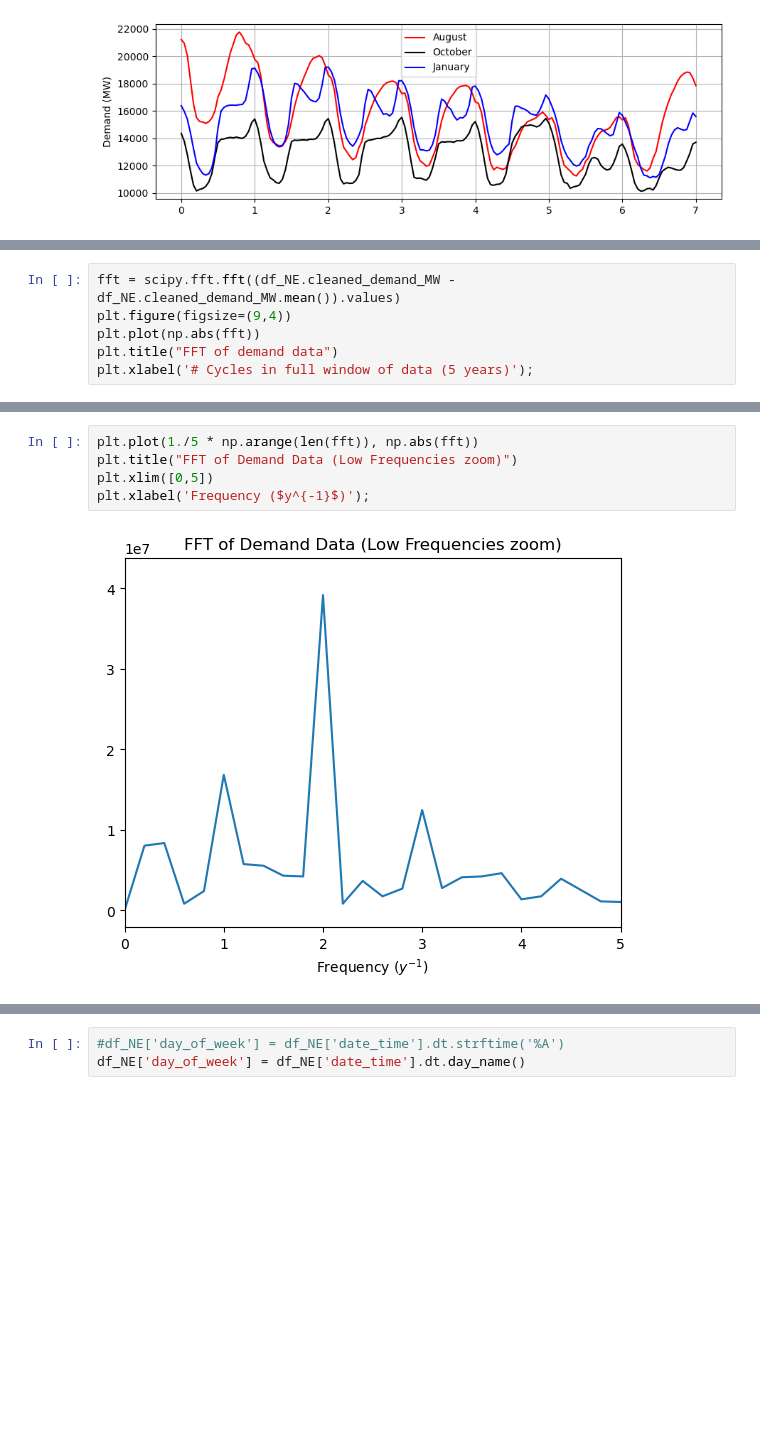
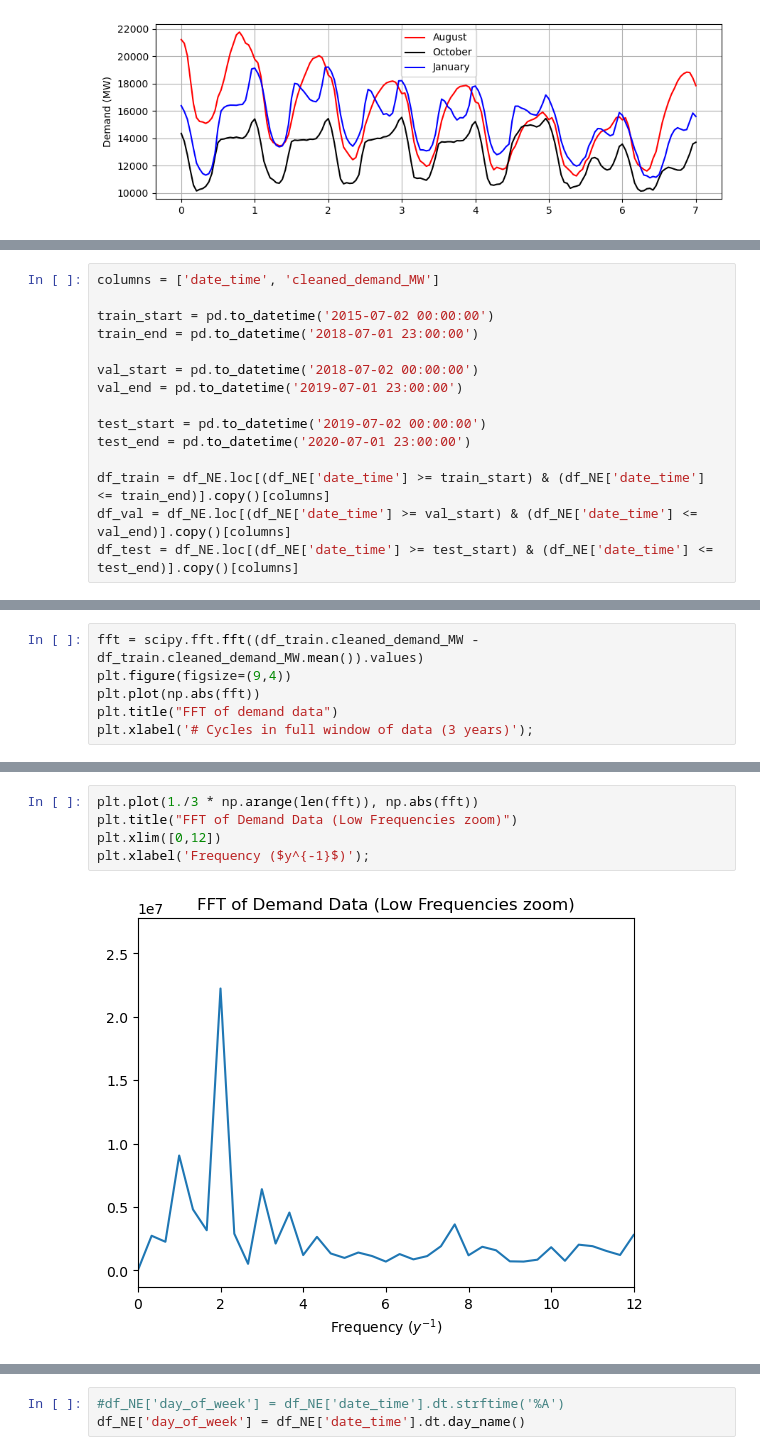
Before and after one commit to JasonDahl/EIA-demand-forecast, a Jupyter notebook: EIA_demand_forecast.ipynb, the cells around one changed output, grey strips where cells are left out. Drawn from its saved outputs; the diff is of its cells as text; blank space fills up the shorter version.

```diff
--- a/EIA_demand_forecast.ipynb
+++ b/EIA_demand_forecast.ipynb
@@ -131,0 +141,15 @@ plt.show()
+# %%
+columns = ['date_time', 'cleaned_demand_MW']
+
+train_start = pd.to_datetime('2015-07-02 00:00:00')
+train_end = pd.to_datetime('2018-07-01 23:00:00')
+
+val_start = pd.to_datetime('2018-07-02 00:00:00')
+val_end = pd.to_datetime('2019-07-01 23:00:00')
+
+test_start = pd.to_datetime('2019-07-02 00:00:00')
+test_end = pd.to_datetime('2020-07-01 23:00:00')
+
+df_train = df_NE.loc[(df_NE['date_time'] >= train_start) & (df_NE['date_time'] <= train_end)].copy()[columns]
+df_val = df_NE.loc[(df_NE['date_time'] >= val_start) & (df_NE['date_time'] <= val_end)].copy()[columns]
+df_test = df_NE.loc[(df_NE['date_time'] >= test_start) & (df_NE['date_time'] <= test_end)].copy()[columns]
@@ -132,7 +262,7 @@ plt.show()
 # %%
-fft = scipy.fft.fft((df_NE.cleaned_demand_MW - df_NE.cleaned_demand_MW.mean()).values)
+fft = scipy.fft.fft((df_train.cleaned_demand_MW - df_train.cleaned_demand_MW.mean()).values)
 plt.figure(figsize=(9,4))
 plt.plot(np.abs(fft))
 plt.title("FFT of demand data")
-plt.xlabel('# Cycles in full window of data (5 years)');
+plt.xlabel('# Cycles in full window of data (3 years)');
 # %% [output]
@@ -140,10 +270,10 @@ plt.xlabel('# Cycles in full window of data (5 years)');
 # %%
-plt.plot(1./5 * np.arange(len(fft)), np.abs(fft))
+plt.plot(1./3 * np.arange(len(fft)), np.abs(fft))
 plt.title("FFT of Demand Data (Low Frequencies zoom)")
-plt.xlim([0,5])
+plt.xlim([0,12])
 plt.xlabel('Frequency ($y^{-1}$)');
 # %% [output]
-[figure, old version]
+[figure, new version]
 # %%
 daily_cycles_in_5_years = 5*365
 
```
Also changed, not shown: parts of 19 cells of this notebook.
